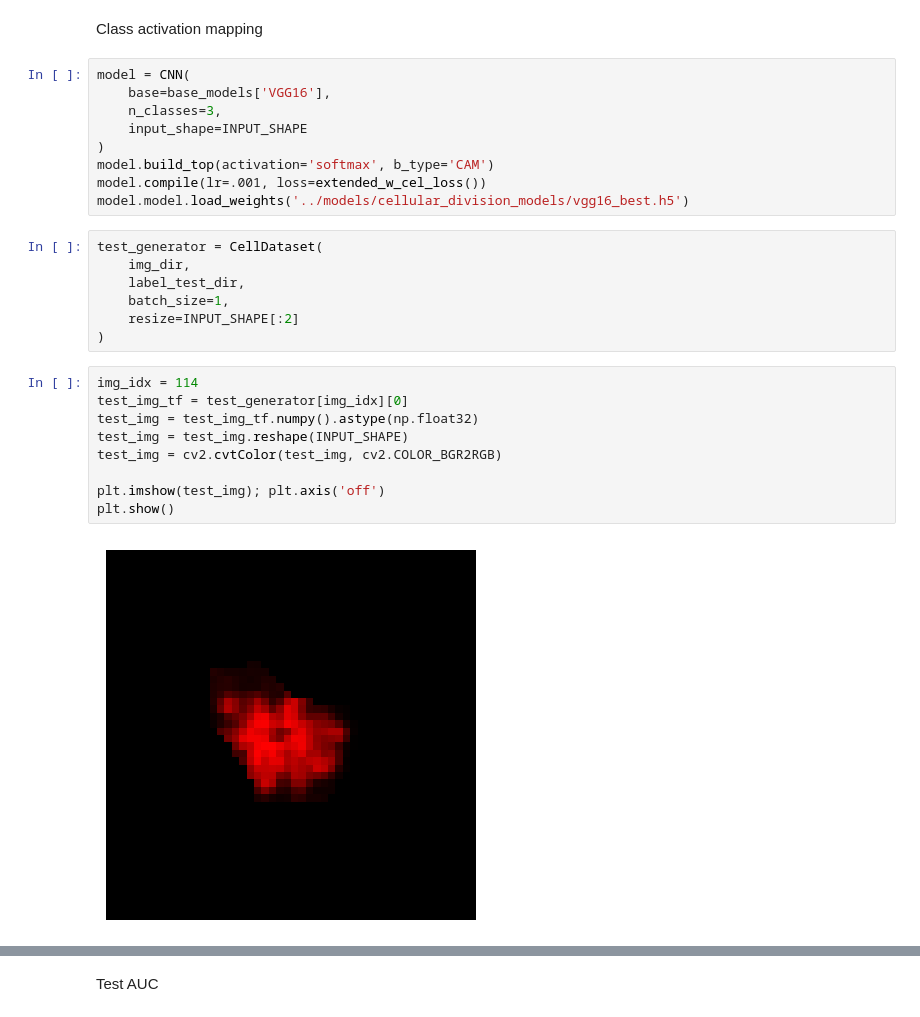
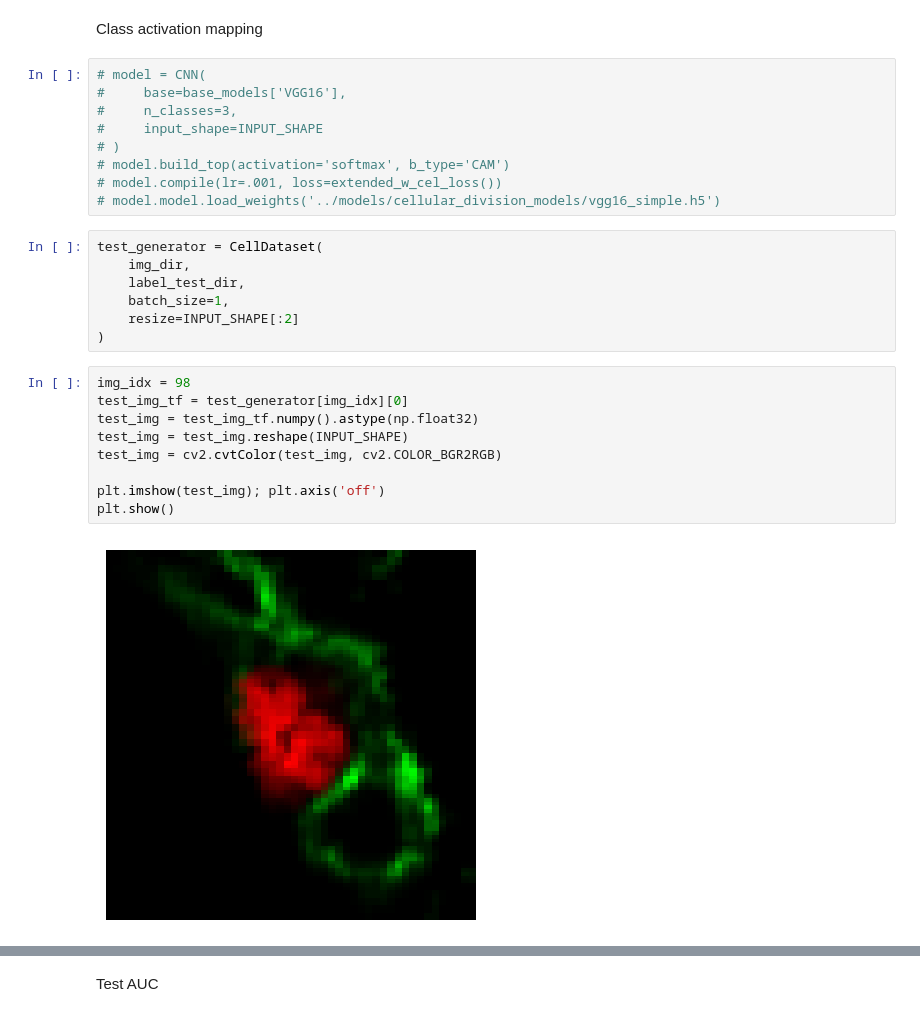
Before and after one commit to ignacio-ms/PyMorph, a Jupyter notebook: notebooks/5.1-cellular_division_base_models.ipynb, the cells around one changed output, grey strips where cells are left out. Saved outputs shown, nothing was run; the diff lists cells and outputs as text.

Commit message:
Cell Division Undersampling

```diff
--- a/notebooks/5.1-cellular_division_base_models.ipynb
+++ b/notebooks/5.1-cellular_division_base_models.ipynb
@@ -233,14 +233,14 @@ Epoch 35: early stopping
 # %% [markdown]
 Class activation mapping
 # %%
-model = CNN(
-    base=base_models['VGG16'],
-    n_classes=3,
-    input_shape=INPUT_SHAPE
-)
-model.build_top(activation='softmax', b_type='CAM')
-model.compile(lr=.001, loss=extended_w_cel_loss())
-model.model.load_weights('../models/cellular_division_models/vgg16_best.h5')
+# model = CNN(
+#     base=base_models['VGG16'],
+#     n_classes=3,
+#     input_shape=INPUT_SHAPE
+# )
+# model.build_top(activation='softmax', b_type='CAM')
+# model.compile(lr=.001, loss=extended_w_cel_loss())
+# model.model.load_weights('../models/cellular_division_models/vgg16_simple.h5')
 # %%
 test_generator = CellDataset(
     img_dir,
@@ -249,16 +249,16 @@ test_generator = CellDataset(
     resize=INPUT_SHAPE[:2]
 )
 # %%
-img_idx = 114
+img_idx = 98
 test_img_tf = test_generator[img_idx][0]
 test_img = test_img_tf.numpy().astype(np.float32)
 test_img = test_img.reshape(INPUT_SHAPE)
 test_img = cv2.cvtColor(test_img, cv2.COLOR_BGR2RGB)
 
 plt.imshow(test_img); plt.axis('off')
 plt.show()
 # %% [output]
-[figure, old version]
+[figure, new version]
 # %%
 cam = GradCAM(model.model)
 heatmap_pm = cam.compute_heatmap(test_img_tf, class_idx=0)
```
Also changed, not shown: parts of 2 cells of this notebook, 3 other files.
